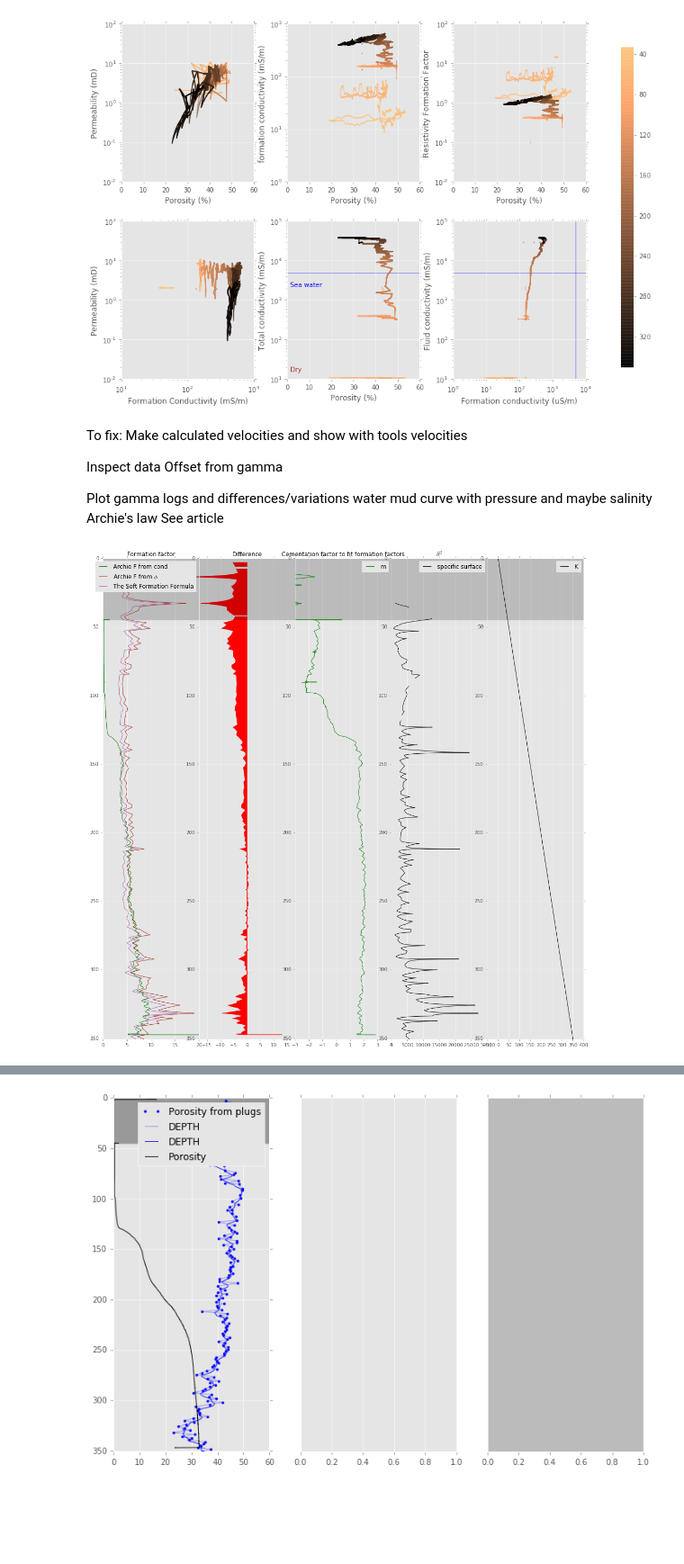
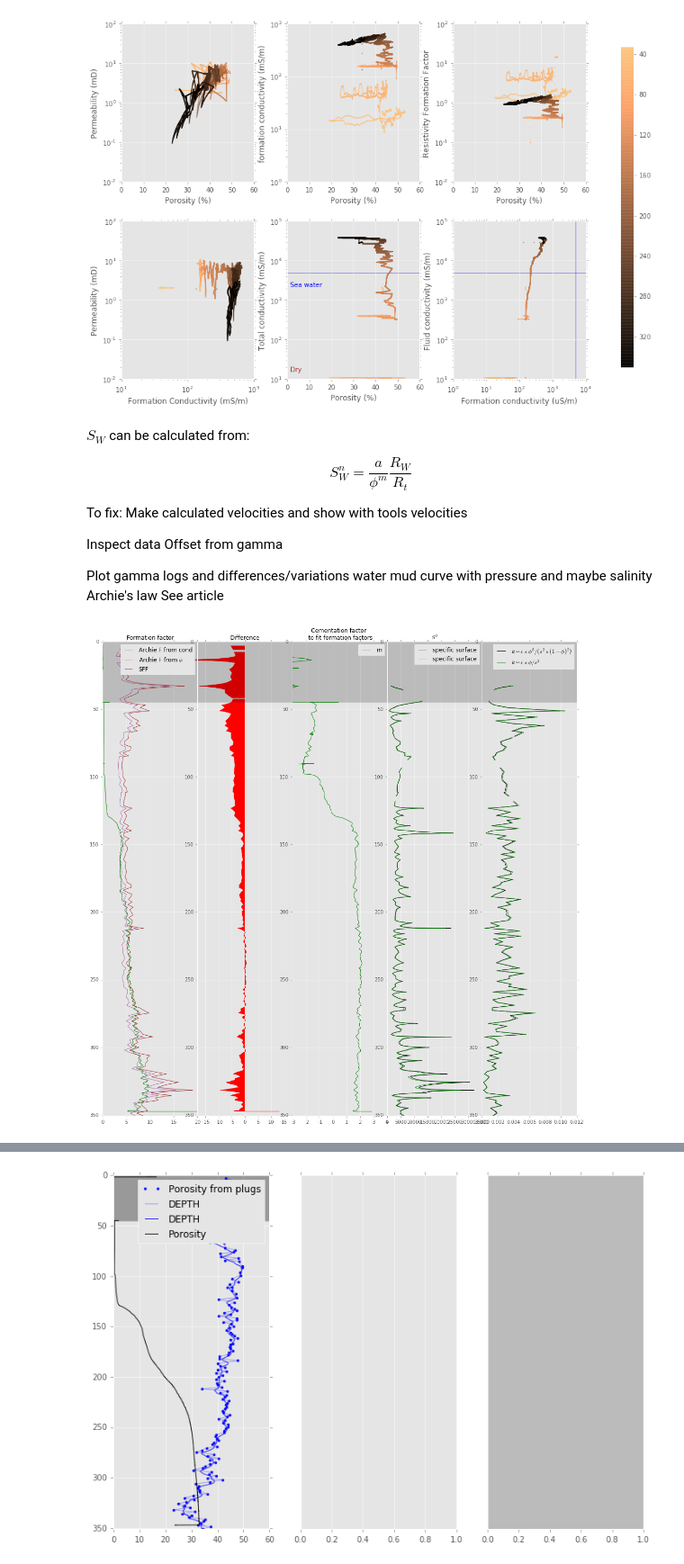
Before and after one commit to TobbeTripitaka/Dalbyover, a Jupyter notebook: Dalbyover sonic log.ipynb, the cells around one changed output, grey strips where cells are left out. Shown at 90% size. Saved outputs shown, nothing was run; the diff lists cells and outputs as text; code cells hidden in the pictures; blank space fills up the shorter version.

Commit message:
Work on surface

```diff
--- a/Dalbyover sonic log.ipynb
+++ b/Dalbyover sonic log.ipynb
@@ -683,6 +683,12 @@ plt.show()
 # %% [output]
 [figure]
 # %% [markdown]
+$S_W$ can be calculated from:
+
+$$S^n_W=\frac{a}{\phi^m}\frac{R_W}{R_t}$$
+
+
+
 To fix:
 Make calculated velocities and show with tools velocities
 
@@ -711,7 +717,7 @@ resistivity_chalk = 1000/data['COND_G'] #INDG1832 i mS/m
 ax0 = plt.subplot(151)
 well_plot(resistivity_chalk/resistivity_fluid,data['DEPTH'], lw=1, alpha=0.9, color= 'green', label='Archie F from cond')
 well_plot(a/((0.01*POR_inter)**m),data['DEPTH'], lw=1, alpha=0.9, color= 'brown', label='Archie F from $\phi$')
-well_plot(0.81*(0.01*POR_inter)**-2,data['DEPTH'], lw=1, alpha=0.5, color= 'purple', label='The Soft Formation Formula')
+well_plot(0.81*(0.01*POR_inter)**-2,data['DEPTH'], lw=1, alpha=0.5, color= 'purple', label='SFF')
 plt.title('Formation factor', fontsize = 12)
 ax1.axes.get_yaxis().set_visible(False)
 plt.xlim(0, 20)
@@ -720,39 +726,45 @@ casing_plot()
 
 ax1 = plt.subplot(152)
 plt.title('Difference', fontsize = 12)
 diff_form=resistivity_chalk/resistivity_fluid-a/((0.01*POR_inter)**m)
 ax1.fill_betweenx(data['DEPTH'],diff_form,color= 'red',label='Difference')
 plt.xlim(-18, 18)
 plt.ylim(max(data['DEPTH']),0)
 casing_plot()
 
 ax2 = plt.subplot(153)
-plt.title('Cementation factor to fit formation factors', fontsize = 12)
+plt.title('Cementation factor \n to fit formation factors', fontsize = 12)
 m_form=(np.log(a*resistivity_fluid/resistivity_chalk))/(np.log(0.01*POR_inter))
 well_plot(m_form,data['DEPTH'], lw=1, alpha=0.9, color= 'green', label='m')
 plt.xlim(-3, 4)
 casing_plot()
 plt.legend()
 
 ax3 = plt.subplot(154)
 c=0.25
 plt.title('$S^2$', fontsize = 12)
 mortensen_c1 = np.array([mortensen1(POR_mort) for POR_mort in POR_inter/100])
-surface_form = (mortensen_c1*(POR_inter**3)/PERM_inter)
-well_plot(surface_form,data['DEPTH'], lw=1, alpha=0.9, color= 'black', label='specific surface')
+surface_form_mortensen = (mortensen_c1*(POR_inter**3)/PERM_inter)
+surface_form_stat = (c*(POR_inter**3)/PERM_inter)
+well_plot(surface_form_stat,data['DEPTH'], lw=1, alpha=0.9, color= 'black', label='specific surface')
+well_plot(surface_form_mortensen,data['DEPTH'], lw=1, alpha=0.9, color= 'green', label='specific surface')
 casing_plot()
 plt.legend()
 
 ax4 = plt.subplot(155)
-c=0.25
-well_plot(data['DEPTH'],data['DEPTH'], lw=1, alpha=0.9, color= 'black', label='K')
+k2_inter=(mortensen_c1*POR_inter**3)/(surface_form_mortensen*(1-POR_inter)**2)
+k1_inter=mortensen_c1*POR_inter/surface_form_mortensen
+
+well_plot(k1_inter,data['DEPTH'], lw=1, alpha=0.9, color= 'black', label='$k=c*\phi^3/(s^2*(1-\phi)^2$)')
+well_plot(k2_inter,data['DEPTH'], lw=1, alpha=0.9, color= 'green', label='$k=c*\phi/s^2$')
+
 
 casing_plot()
 plt.legend()
 
 plt.show()
 # %% [output]
-[figure, old version]
+[figure, new version]
 # %% [markdown]
 Down to 130m we get unrealistic values of $m$.  For depth above 100m it's far off. This is probably related to water saturation variations, $S_W$  and variations in salinity. In the upper part we might have a freshwater aquifer but at a larger depth, maybe from 140m, there might be fossile brine. This is a probable suggestion from the E2 conductivity log.
 
```
Also changed, not shown: parts of 4 cells of this notebook.
